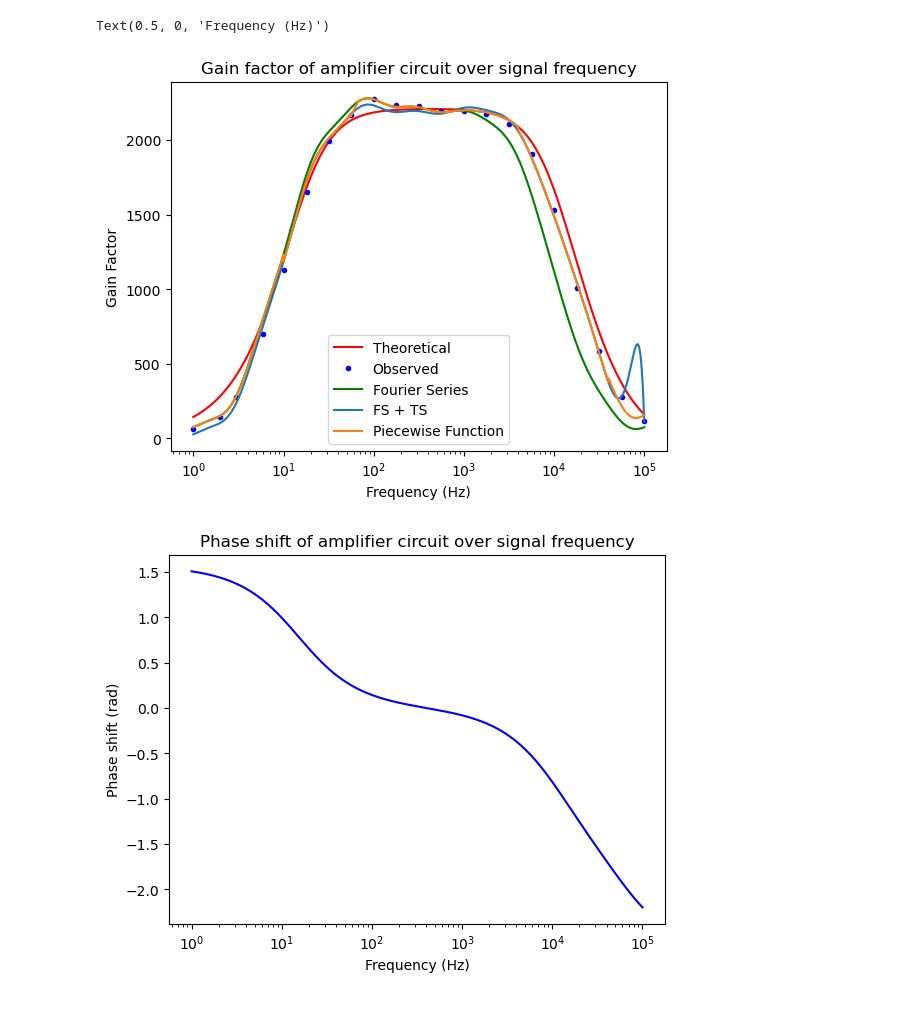
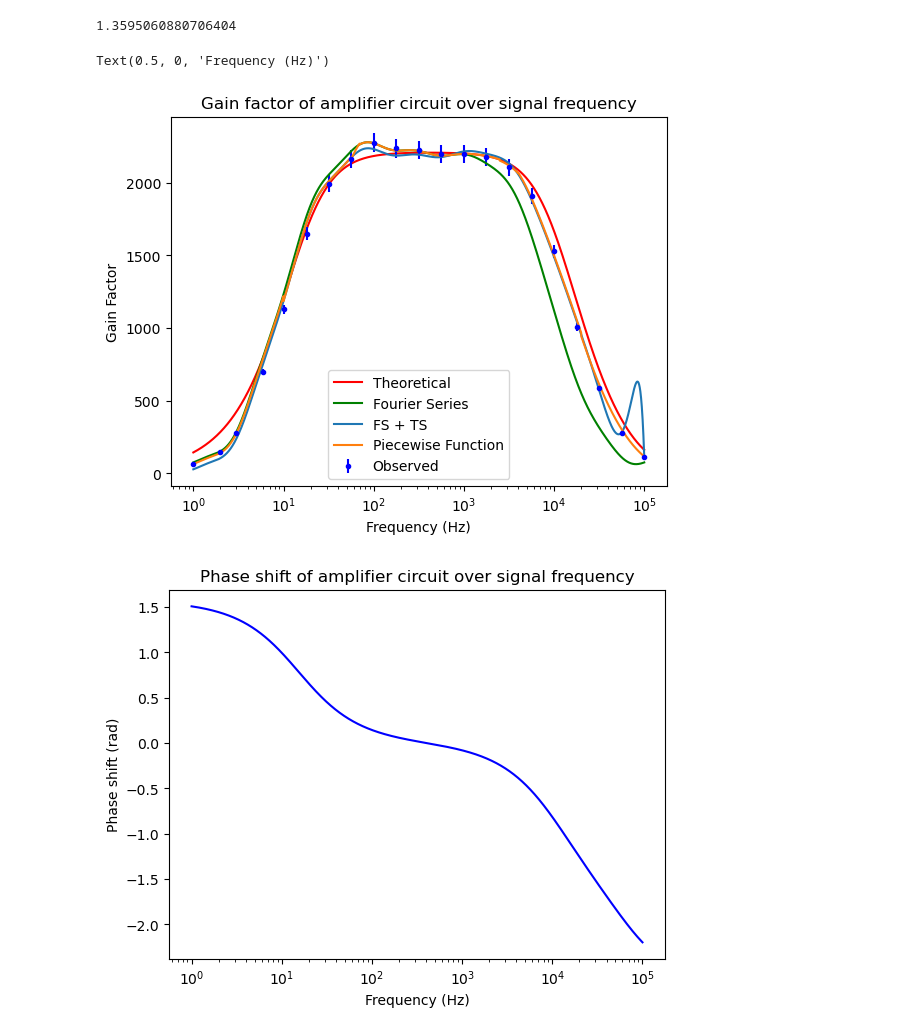
Before and after one commit to loganmachale/PHYS-309, a Jupyter notebook: amplifier_calculations.ipynb, the cells around one changed output. Cells and saved outputs as stored; diff of their text form; code cells hidden in the pictures.

```diff
--- a/amplifier_calculations.ipynb
+++ b/amplifier_calculations.ipynb
@@ -112,7 +112,8 @@ obs_V_out = np.array([0.0512/2, 0.117/2, 0.0888/2, 0.227/2, 0.188/2, 0.206/2, 0.
 
 V_in = v_into_amp(V_1, cR_1, cR_2)
 
-G = obs_V_out / V_in
+obs_G = obs_V_out / V_in
+obs_G_err = obs_G*2.83/100
 
 def fourier_series(x, a0, an, bn, T):
     series = a0  # Start with the constant term
@@ -122,7 +123,7 @@ def fourier_series(x, a0, an, bn, T):
 
 T = 5
 
-fourier_coeffs = np.fft.fft(G) / len(cf_arr)
+fourier_coeffs = np.fft.fft(obs_G) / len(cf_arr)
 
 a0 = fourier_coeffs[0].real
 an = 2 * fourier_coeffs[1:len(fourier_coeffs) // 2].real
@@ -132,58 +133,67 @@ def mod_fourier_series(x, a, b, c, d, e, f, g, h, j):
     return fourier_series(x, a0, an, bn, T) + a + b*(x+c) + d*(x+e)**2 + f*(x+g)**3 + h*(x+j)**4
 
 
-params, cov = curve_fit(mod_fourier_series, cf_arr, G)
+params, cov = curve_fit(mod_fourier_series, cf_arr, obs_G)
 
 def piece_func(x):
     y = np.array([])
 
     for i in x:
         if i < 10:
-            y = np.append(y, fourier_series(i, a0, an, bn, T))
+            y = np.append(y, fourier_series(i, a0, an, bn, T) - 11)
         elif i < 56:
             y = np.append(y, mod_fourier_series(i, *params))
         elif i < 70:
             y = np.append(y, mod_fourier_series(i, *params) * 2.3 - 2840)
         elif i < 1000:
             y = np.append(y, fourier_series(i, a0, an, bn, T))
+        elif i < 2500:
+            y = np.append(y, amplification(c_amp(i)))
         elif i < 4000:
-            y = np.append(y, amplification(c_amp(i)))
-        elif i < 40000:
-            y = np.append(y, mod_fourier_series(i, *params))
+            y = np.append(y, amplification(c_amp(i)) * 1.2 - 440)
+        elif i < 20000:
+            y = np.append(y, mod_fourier_series(i, *params) + 10)
         else:
-            y = np.append(y, fourier_series(i, a0, an, bn, T) * 1.7 + 30)
+            y = np.append(y, amplification(c_amp(i))*0.9 - 30)
     return y
+
+chi_squared = np.sum(((obs_G - piece_func(cf_arr)) / obs_G_err) ** 2)
+red_chi_squared = chi_squared / (1 + len(an) + len(bn) + 9 + 6)
+
+print(red_chi_squared)
+# %% [output]
+1.3595060880706404
 # %%
 f_arr = np.logspace(0, 5, 5000)
 
 amp_arr = []
 phase_arr = []
 
 for f in f_arr:
     amp_arr.append(amplification(c_amp(f)))
     phase_arr.append(phase(c_amp(f)))
 
 fig0 = plt.figure(0)
 ax0 = fig0.add_subplot()
 ax0.set_xscale('log')
 ax0.plot(f_arr, amp_arr, 'r', label='Theoretical')
 ax0.set_title('Gain factor of amplifier circuit over signal frequency')
 ax0.set_ylabel('Gain Factor')
 ax0.set_xlabel('Frequency (Hz)')
-ax0.plot(cf_arr, G, 'b.', label='Observed')
+ax0.errorbar(cf_arr, obs_G, yerr=obs_G_err, fmt='b.', label='Observed')
 ax0.plot(f_arr, fourier_series(f_arr, a0, an, bn, T), 'g', label='Fourier Series')
 ax0.plot(f_arr, mod_fourier_series(f_arr, *params), label='FS + TS')
 ax0.plot(f_arr, piece_func(f_arr), label='Piecewise Function')
 ax0.legend()
 
 fig1 = plt.figure(1)
 ax1 = fig1.add_subplot()
 ax1.set_xscale('log')
 ax1.plot(f_arr, phase_arr, 'b')
 ax1.set_title('Phase shift of amplifier circuit over signal frequency')
 ax1.set_ylabel('Phase shift (rad)')
 ax1.set_xlabel('Frequency (Hz)')
 # %% [output]
 Text(0.5, 0, 'Frequency (Hz)')
-[figure, old version]
+[figure, new version]
 [figure]
```
Also changed, not shown: parts of 1 cell of this notebook, 3 other files.
